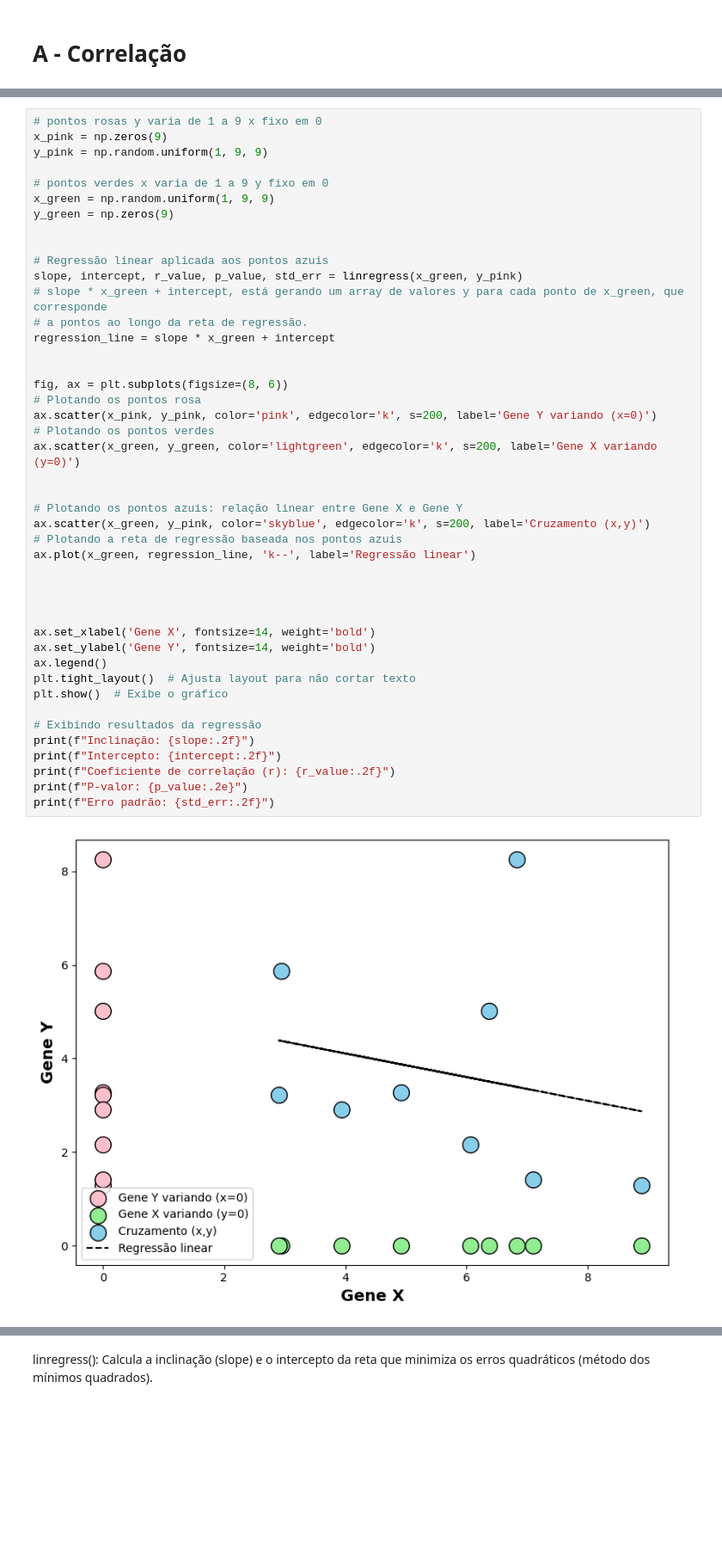
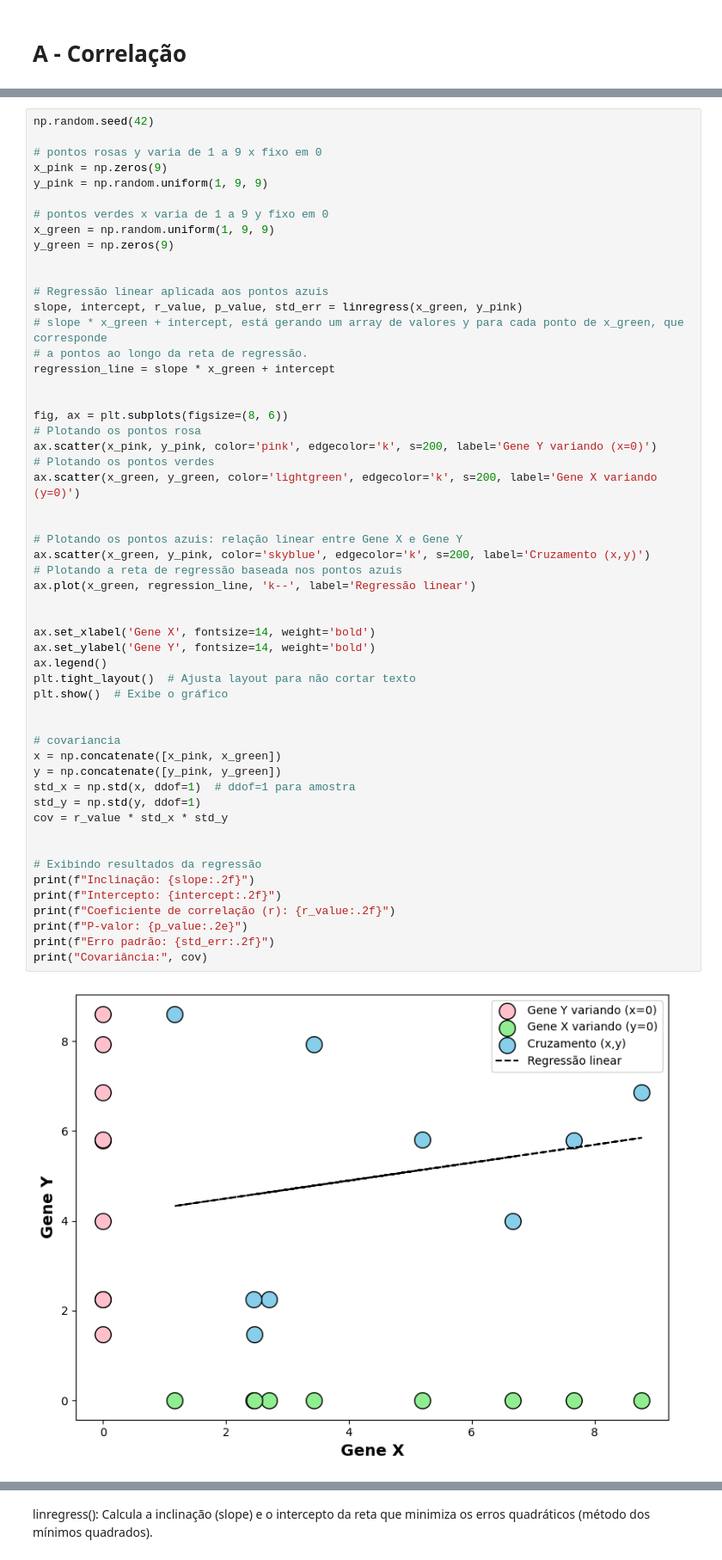
Before and after one commit to nata050818/Fundamentos-de-Intelig-ncia-Computacional-e-Ci-ncia-de-Dados, a Jupyter notebook: Atividade 4/Atividade_4.ipynb, the cells around one changed output, grey strips where cells are left out. Shown at 86% size. Cells and saved outputs as stored; diff of their text form; blank space fills up the shorter version.

Commit message:
A - Correlação covariancia
adicionando calculo para covariância

```diff
--- a/Atividade 4/Atividade_4.ipynb
+++ b/Atividade 4/Atividade_4.ipynb
@@ -68,4 +76,6 @@ O erro padrão é 0.00 o que significa que não há incerteza na inclinação da
 # %%
+np.random.seed(42)
+
 # pontos rosas y varia de 1 a 9 x fixo em 0
 x_pink = np.zeros(9)
 y_pink = np.random.uniform(1, 9, 9)
@@ -81,33 +91,41 @@ slope, intercept, r_value, p_value, std_err = linregress(x_green, y_pink)
 # a pontos ao longo da reta de regressão.
 regression_line = slope * x_green + intercept
 
 
 fig, ax = plt.subplots(figsize=(8, 6))
 # Plotando os pontos rosa
 ax.scatter(x_pink, y_pink, color='pink', edgecolor='k', s=200, label='Gene Y variando (x=0)')
 # Plotando os pontos verdes
 ax.scatter(x_green, y_green, color='lightgreen', edgecolor='k', s=200, label='Gene X variando (y=0)')
 
 
 # Plotando os pontos azuis: relação linear entre Gene X e Gene Y
 ax.scatter(x_green, y_pink, color='skyblue', edgecolor='k', s=200, label='Cruzamento (x,y)')
 # Plotando a reta de regressão baseada nos pontos azuis
 ax.plot(x_green, regression_line, 'k--', label='Regressão linear')
 
 
-
-
 ax.set_xlabel('Gene X', fontsize=14, weight='bold')
 ax.set_ylabel('Gene Y', fontsize=14, weight='bold')
 ax.legend()
 plt.tight_layout()  # Ajusta layout para não cortar texto
 plt.show()  # Exibe o gráfico
+
+
+# covariancia
+x = np.concatenate([x_pink, x_green])
+y = np.concatenate([y_pink, y_green])
+std_x = np.std(x, ddof=1)  # ddof=1 para amostra
+std_y = np.std(y, ddof=1)
+cov = r_value * std_x * std_y
+
 
 # Exibindo resultados da regressão
 print(f"Inclinação: {slope:.2f}")
 print(f"Intercepto: {intercept:.2f}")
 print(f"Coeficiente de correlação (r): {r_value:.2f}")
 print(f"P-valor: {p_value:.2e}")
 print(f"Erro padrão: {std_err:.2f}")
+print("Covariância:", cov)
 # %% [output]
-[figure, old version]
+[figure, new version]
```
Also changed, not shown: parts of 4 cells of this notebook.
